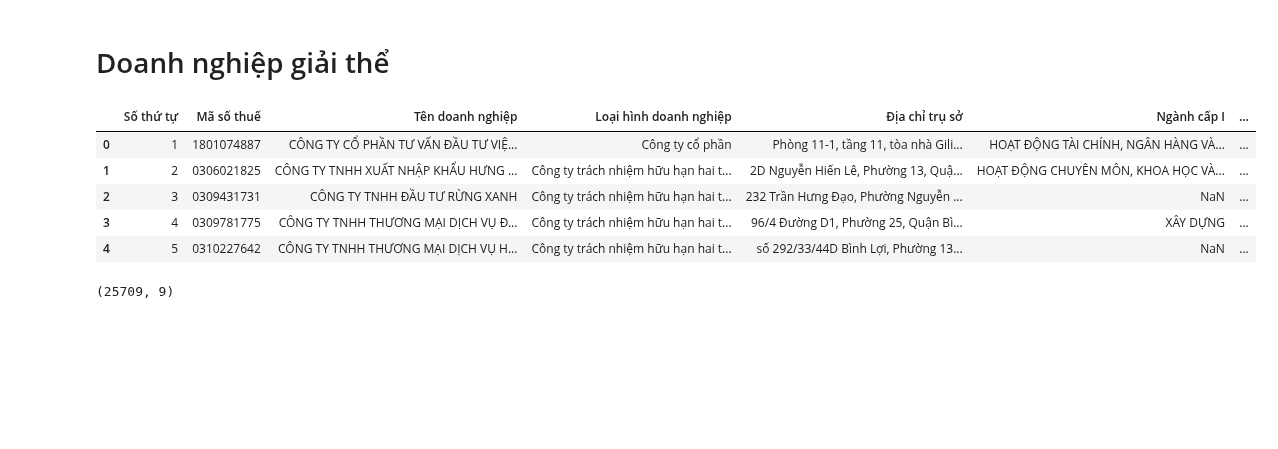
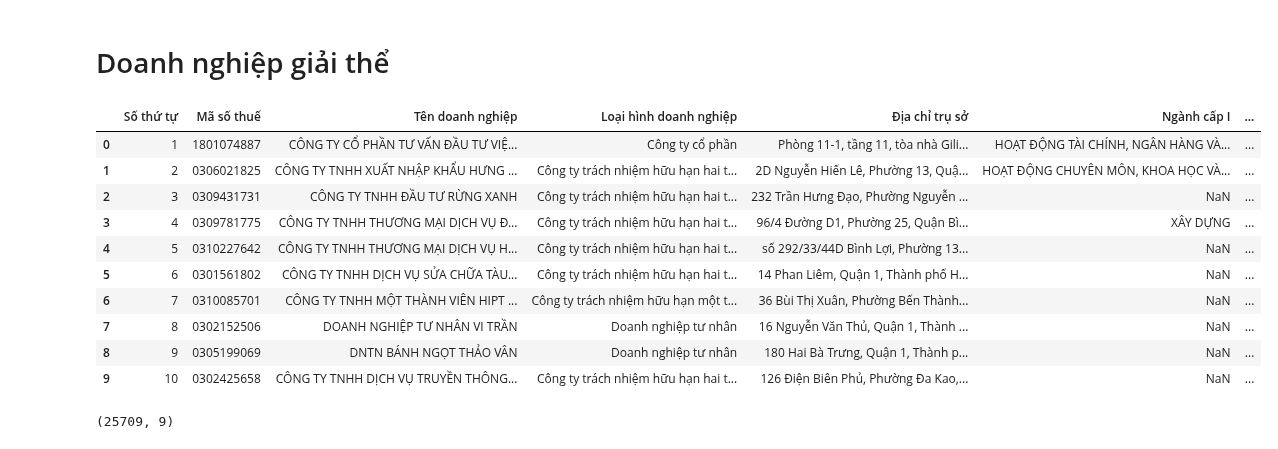
Before and after one commit to ThuanTran262/Thesis, a Jupyter notebook: notebook/dnhcm_eda.ipynb, the cells around one changed output. Saved outputs shown, nothing was run; the diff lists cells and outputs as text; code cells hidden in the pictures; blank space fills up the shorter version.

```diff
--- a/notebook/dnhcm_eda.ipynb
+++ b/notebook/dnhcm_eda.ipynb
@@ -4,14 +11,19 @@ import pandas as pd
 # Doanh nghiệp giải thể
 # %%
 bankruptcy_corp = pd.read_csv('../dataset/DN-HCM/DanhSachDaGiaiThe (2).csv', dtype='unicode')
-bankruptcy_corp.head()
+bankruptcy_corp.head(10)
 # %% [output]
 |  | Số thứ tự | Mã số thuế | Tên doanh nghiệp | Loại hình doanh nghiệp | Địa chỉ trụ sở | Ngành cấp I | ... |
 | 0 | 1 | 1801074887 | CÔNG TY CỔ PHẦN TƯ VẤN ĐẦU TƯ VIỆ... | Công ty cổ phần | Phòng 11-1, tầng 11, tòa nhà Gili... | HOẠT ĐỘNG TÀI CHÍNH, NGÂN HÀNG VÀ... | ... |
 | 1 | 2 | 0306021825 | CÔNG TY TNHH XUẤT NHẬP KHẨU HƯNG ... | Công ty trách nhiệm hữu hạn hai t... | 2D Nguyễn Hiến Lê, Phường 13, Quậ... | HOẠT ĐỘNG CHUYÊN MÔN, KHOA HỌC VÀ... | ... |
 | 2 | 3 | 0309431731 | CÔNG TY TNHH ĐẦU TƯ RỪNG XANH | Công ty trách nhiệm hữu hạn hai t... | 232 Trần Hưng Đạo, Phường Nguyễn ... | NaN | ... |
 | 3 | 4 | 0309781775 | CÔNG TY TNHH THƯƠNG MẠI DỊCH VỤ Đ... | Công ty trách nhiệm hữu hạn hai t... | 96/4 Đường D1, Phường 25, Quận Bì... | XÂY DỰNG | ... |
 | 4 | 5 | 0310227642 | CÔNG TY TNHH THƯƠNG MẠI DỊCH VỤ H... | Công ty trách nhiệm hữu hạn hai t... | số 292/33/44D Bình Lợi, Phường 13... | NaN | ... |
+| 5 | 6 | 0301561802 | CÔNG TY TNHH DỊCH VỤ SỬA CHỮA TÀU... | Công ty trách nhiệm hữu hạn hai t... | 14 Phan Liêm, Quận 1, Thành phố H... | NaN | ... |
+| 6 | 7 | 0310085701 | CÔNG TY TNHH MỘT THÀNH VIÊN HIPT ... | Công ty trách nhiệm hữu hạn một t... | 36 Bùi Thị Xuân, Phường Bến Thành... | NaN | ... |
+| 7 | 8 | 0302152506 | DOANH NGHIỆP TƯ NHÂN VI TRẦN | Doanh nghiệp tư nhân | 16 Nguyễn Văn Thủ, Quận 1, Thành ... | NaN | ... |
+| 8 | 9 | 0305199069 | DNTN BÁNH NGỌT THẢO VÂN | Doanh nghiệp tư nhân | 180 Hai Bà Trưng, Quận 1, Thành p... | NaN | ... |
+| 9 | 10 | 0302425658 | CÔNG TY TNHH DỊCH VỤ TRUYỀN THÔNG... | Công ty trách nhiệm hữu hạn hai t... | 126 Điện Biên Phủ, Phường Đa Kao,... | NaN | ... |
 # %%
 bankruptcy_corp.shape
 # %% [output]
```
Also changed, not shown: parts of 18 cells of this notebook, 2 other files.
